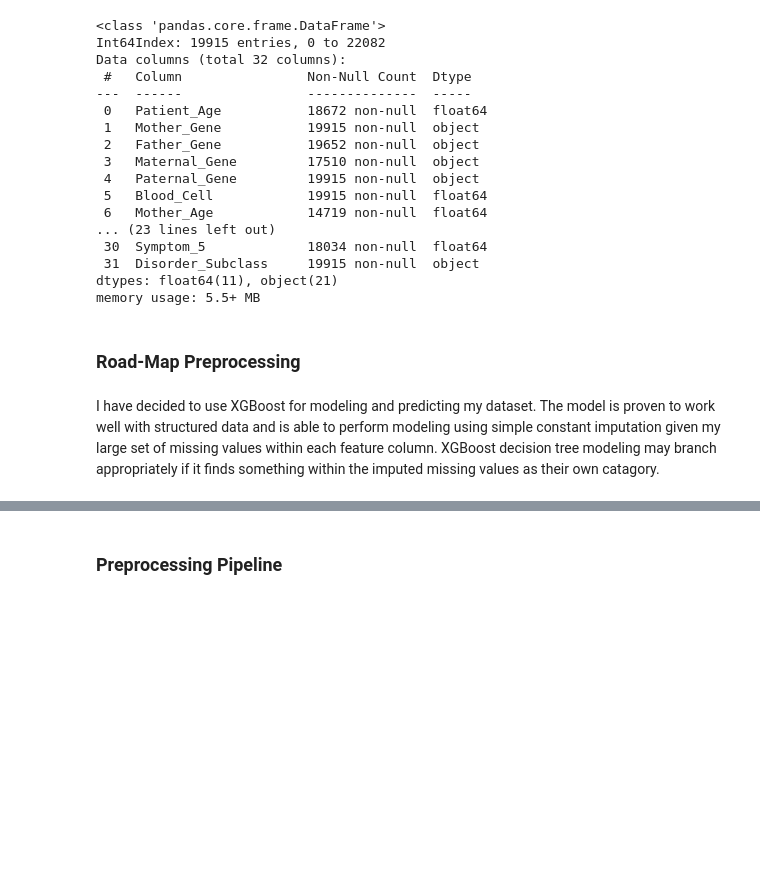
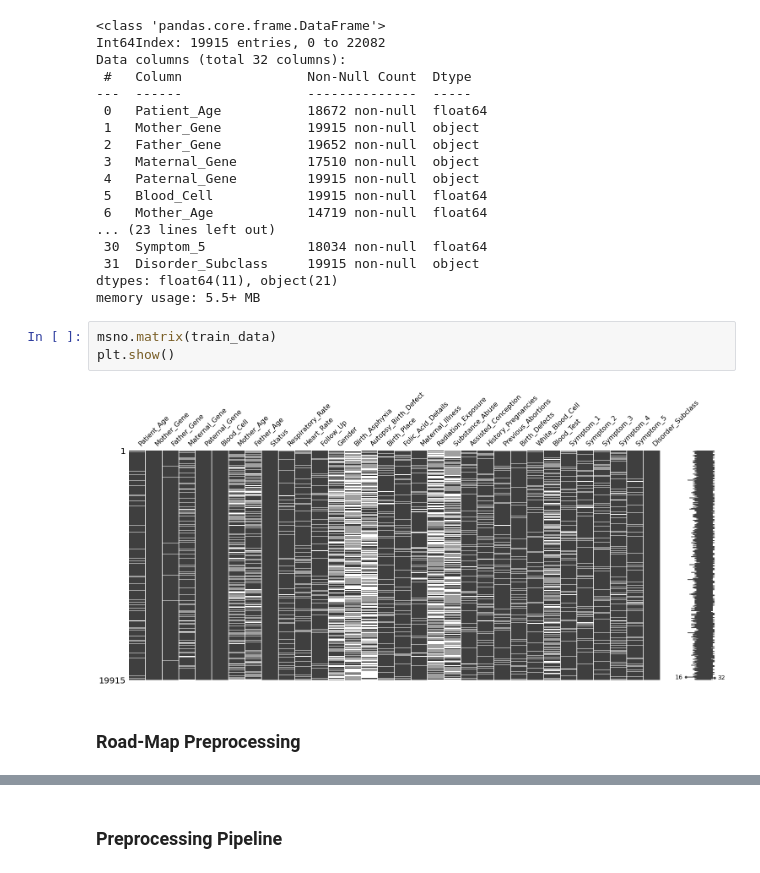
Before and after one commit to ehsung/Capstone-Project-2---Identify-Genetic-Disorder-is-Children, a Jupyter notebook: Notebooks/Preprocessing_and_Modeling.ipynb, the cells around one changed output, grey strips where cells are left out. Saved outputs shown, nothing was run; the diff lists cells and outputs as text; blank space fills up the shorter version.

Commit message:
updated modeling

```diff
--- a/Notebooks/Preprocessing_and_Modeling.ipynb
+++ b/Notebooks/Preprocessing_and_Modeling.ipynb
@@ -63,7 +66,10 @@ Data columns (total 32 columns):
  31  Disorder_Subclass     19915 non-null  object
 dtypes: float64(11), object(21)
 memory usage: 5.5+ MB
+# %%
+msno.matrix(train_data)
+plt.show()
+# %% [output]
+[figure, added]
 # %% [markdown]
 ### Road-Map Preprocessing
-# %% [markdown]
-I have decided to use XGBoost for modeling and predicting my dataset. The model is proven to work well with structured data and is able to perform modeling using simple constant imputation given my large set of missing values within each feature column. XGBoost decision tree modeling may branch appropriately if it finds something within the imputed missing values as their own catagory.
```
Also changed, not shown: parts of 58 cells of this notebook, 2 other files.
